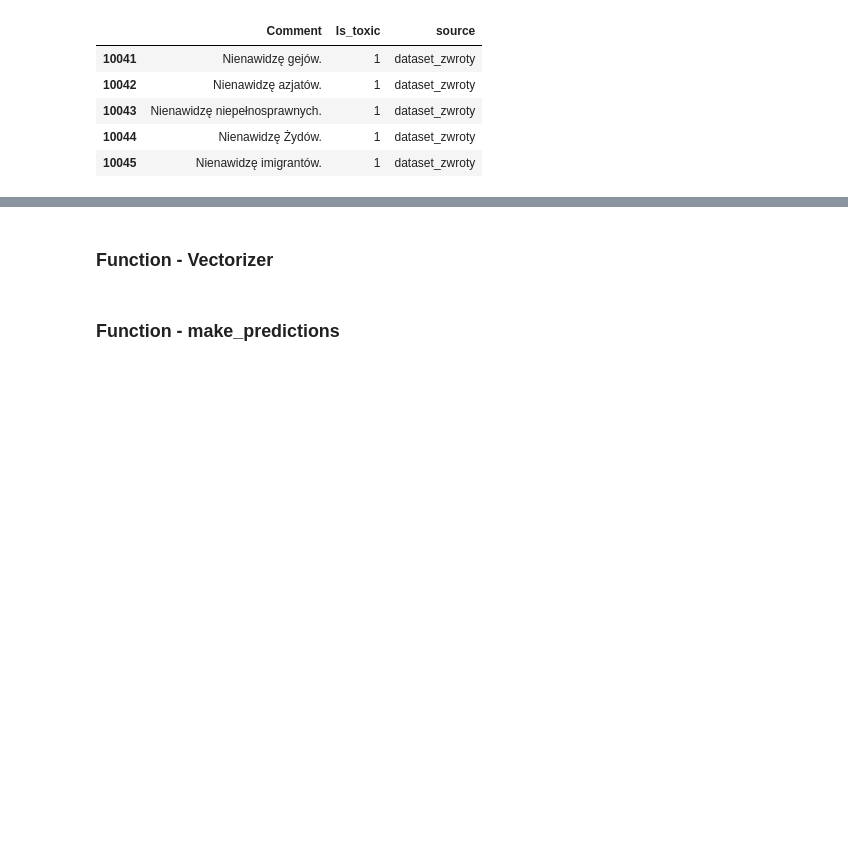
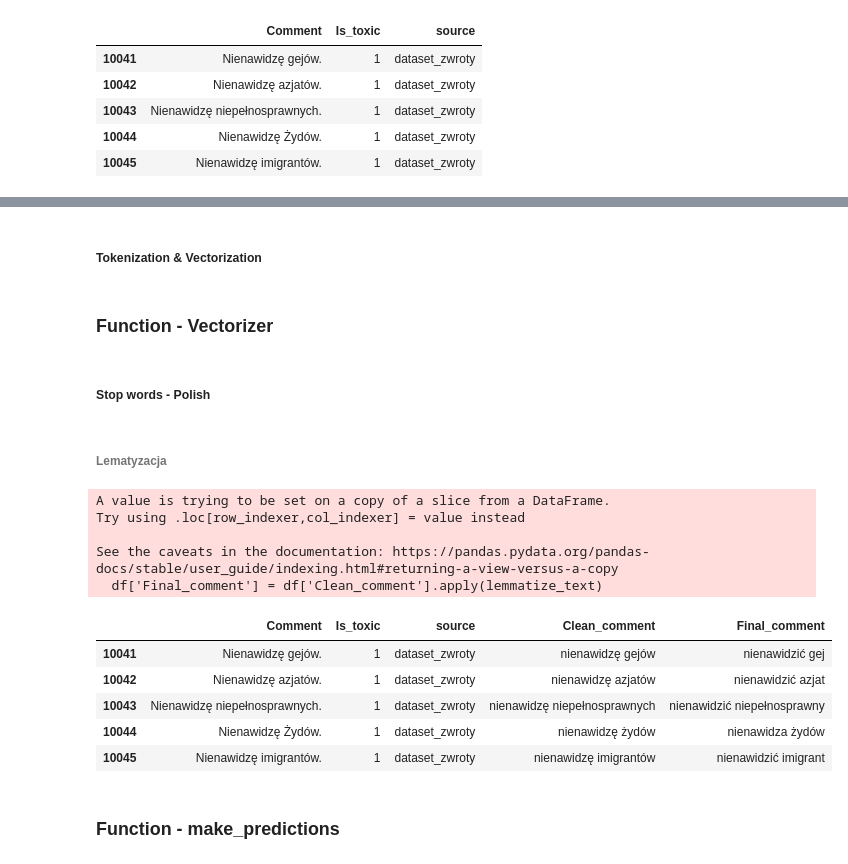
Before and after one commit to Qwerty06280/Detekcja_mowy_nienawisci, a Jupyter notebook: Models.ipynb, the cells around one changed output, grey strips where cells are left out. Cells and saved outputs as stored; diff of their text form; code cells hidden in the pictures; blank space fills up the shorter version.

```diff
--- a/Models.ipynb
+++ b/Models.ipynb
@@ -77,0 +79,7 @@ polish_stop_words = ['i', 'oraz', 'ale', 'tak', 'to']
+# %%
+# re.sub() Replaces one or many matches with a string
+# \w characters from a to Z, digits from 0-9, and the underscore _ character
+# \s whitespace
+# replace with empty string (delete) any character that is not: whitespace, a number, a character a-z or underscore
+df['Clean_comment'] = df['Comment'].str.lower().apply(lambda row: re.sub(r'[^\w\s]', '', row))
+df.head()
@@ -78,3 +98,5 @@ polish_stop_words = ['i', 'oraz', 'ale', 'tak', 'to']
+# %% [markdown]
+##### Tokenization & Vectorization
 # %% [markdown]
 ### Function - Vectorizer
 # %%
@@ -86,3 +108,5 @@ def Vectorize(method = 'Bag of Words', stop_words = None):
     else:
         raise ValueError("Method not found")
     return vectorizer
+# %% [markdown]
+##### Stop words - Polish
@@ -88,0 +116,2 @@ def Vectorize(method = 'Bag of Words', stop_words = None):
+# %% [markdown]
+###### Lematyzacja
@@ -89,3 +120,24 @@ def Vectorize(method = 'Bag of Words', stop_words = None):
+# %%
+def lemmatize_text(text):
+    doc = nlp(text)
+    return ' '.join([token.lemma_ for token in doc])
+
+df['Final_comment'] = df['Clean_comment'].apply(lemmatize_text)
+# %% [output]
+A value is trying to be set on a copy of a slice from a DataFrame.
+Try using .loc[row_indexer,col_indexer] = value instead
+
+See the caveats in the documentation: https://pandas.pydata.org/pandas-docs/stable/user_guide/indexing.html#returning-a-view-versus-a-copy
+  df['Final_comment'] = df['Clean_comment'].apply(lemmatize_text)
+# %%
+df.head(5)
+# %% [output]
+|  | Comment | Is_toxic | source | Clean_comment | Final_comment |
+| 10041 | Nienawidzę gejów. | 1 | dataset_zwroty | nienawidzę gejów | nienawidzić gej |
+| 10042 | Nienawidzę azjatów. | 1 | dataset_zwroty | nienawidzę azjatów | nienawidzić azjat |
+| 10043 | Nienawidzę niepełnosprawnych. | 1 | dataset_zwroty | nienawidzę niepełnosprawnych | nienawidzić niepełnosprawny |
+| 10044 | Nienawidzę Żydów. | 1 | dataset_zwroty | nienawidzę żydów | nienawidza żydów |
+| 10045 | Nienawidzę imigrantów. | 1 | dataset_zwroty | nienawidzę imigrantów | nienawidzić imigrant |
 # %% [markdown]
 ### Function - make_predictions
 # %%
```
Also changed, not shown: parts of 12 cells of this notebook, 2 other files.
